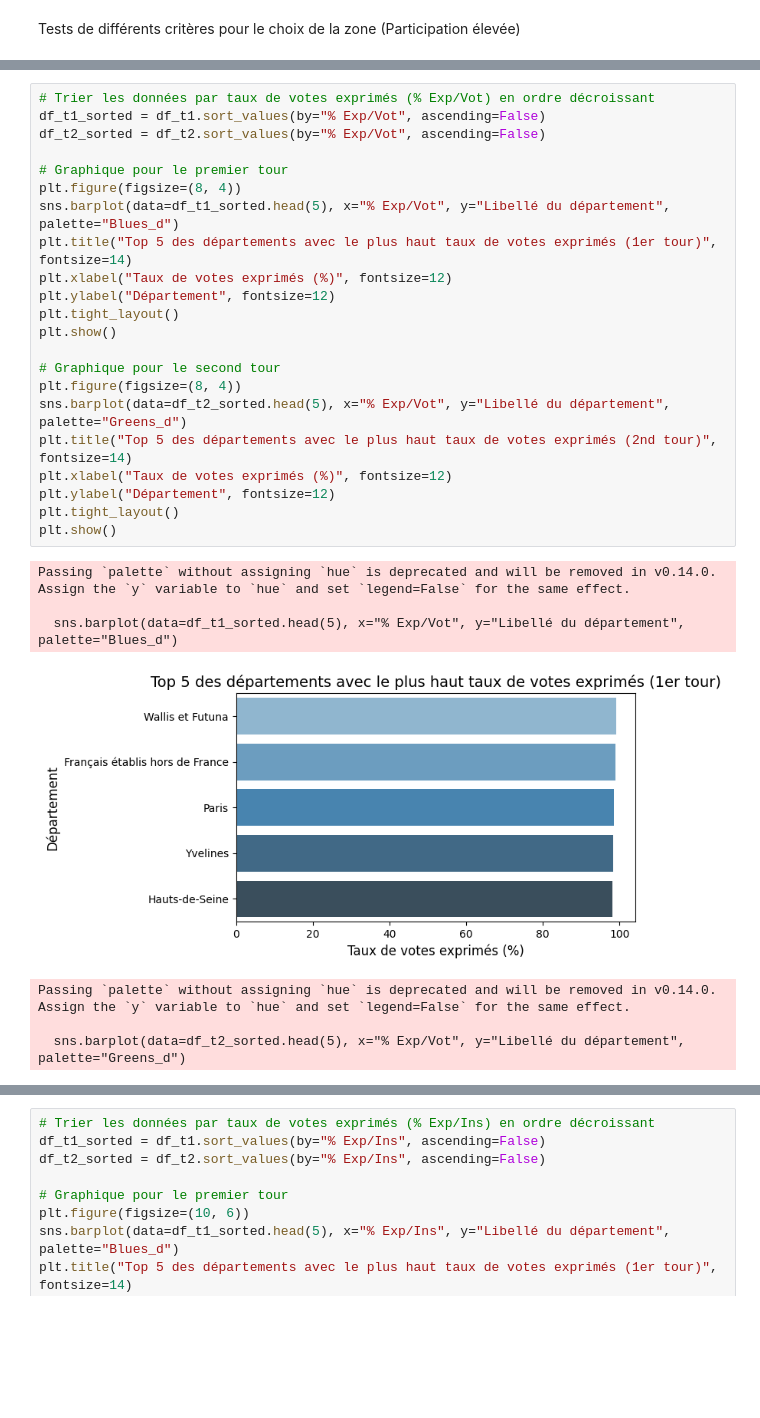
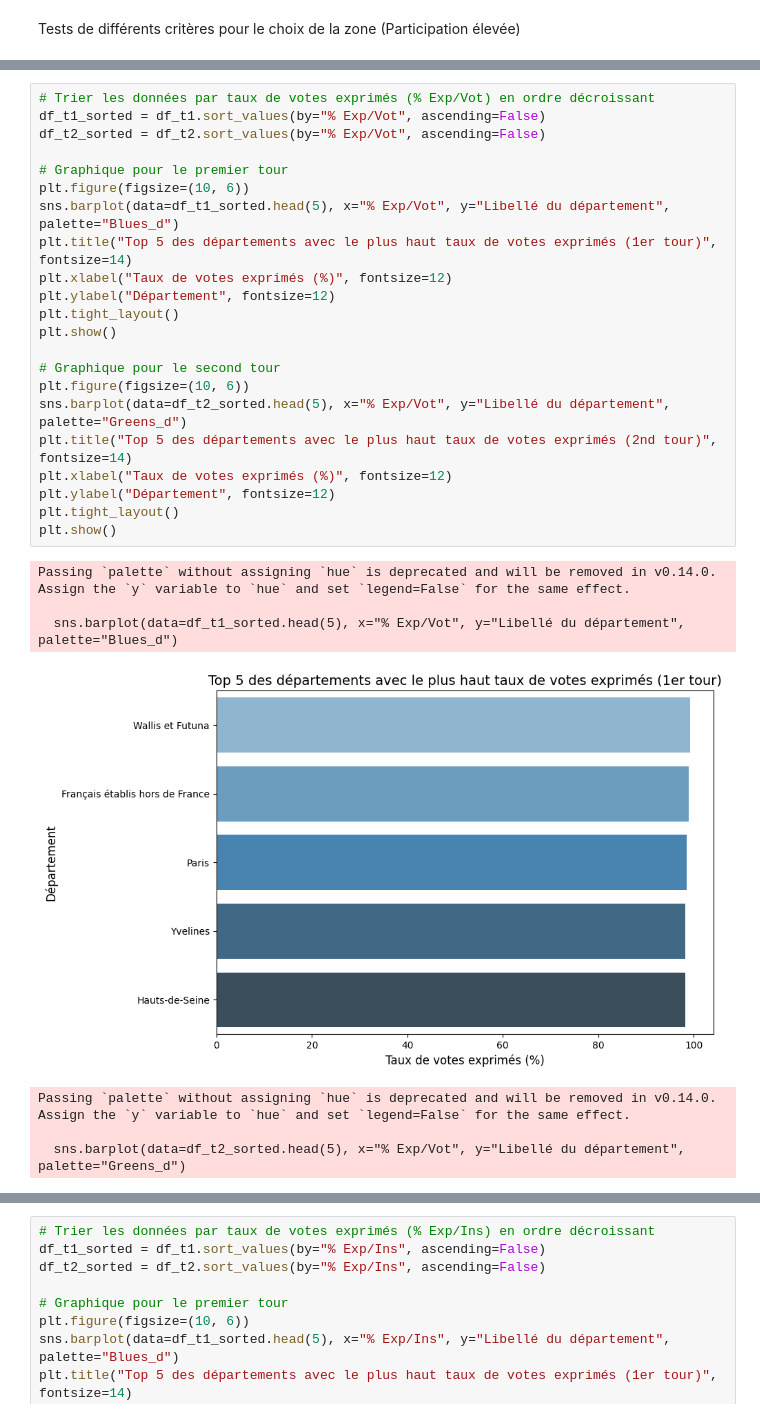
Before and after one commit to Cylia-845/Big_Data_Python, a Jupyter notebook: Choix_de_la_zone_géographie.ipynb, the cells around one changed output, grey strips where cells are left out. Cells and saved outputs as stored; diff of their text form; blank space fills up the shorter version.

```diff
--- a/Choix_de_la_zone_géographie.ipynb
+++ b/Choix_de_la_zone_géographie.ipynb
@@ -280,30 +280,30 @@ Passing `palette` without assigning `hue` is deprecated and will be removed in v
 # %%
 # Trier les données par taux de votes exprimés (% Exp/Vot) en ordre décroissant
 df_t1_sorted = df_t1.sort_values(by="% Exp/Vot", ascending=False)
 df_t2_sorted = df_t2.sort_values(by="% Exp/Vot", ascending=False)
 
 # Graphique pour le premier tour
-plt.figure(figsize=(8, 4))
+plt.figure(figsize=(10, 6))
 sns.barplot(data=df_t1_sorted.head(5), x="% Exp/Vot", y="Libellé du département", palette="Blues_d")
 plt.title("Top 5 des départements avec le plus haut taux de votes exprimés (1er tour)", fontsize=14)
 plt.xlabel("Taux de votes exprimés (%)", fontsize=12)
 plt.ylabel("Département", fontsize=12)
 plt.tight_layout()
 plt.show()
 
 # Graphique pour le second tour
-plt.figure(figsize=(8, 4))
+plt.figure(figsize=(10, 6))
 sns.barplot(data=df_t2_sorted.head(5), x="% Exp/Vot", y="Libellé du département", palette="Greens_d")
 plt.title("Top 5 des départements avec le plus haut taux de votes exprimés (2nd tour)", fontsize=14)
 plt.xlabel("Taux de votes exprimés (%)", fontsize=12)
 plt.ylabel("Département", fontsize=12)
 plt.tight_layout()
 plt.show()
 # %% [output]
 Passing `palette` without assigning `hue` is deprecated and will be removed in v0.14.0. Assign the `y` variable to `hue` and set `legend=False` for the same effect.
 
   sns.barplot(data=df_t1_sorted.head(5), x="% Exp/Vot", y="Libellé du département", palette="Blues_d")
-[figure, old version]
+[figure, new version]
 Passing `palette` without assigning `hue` is deprecated and will be removed in v0.14.0. Assign the `y` variable to `hue` and set `legend=False` for the same effect.
 
   sns.barplot(data=df_t2_sorted.head(5), x="% Exp/Vot", y="Libellé du département", palette="Greens_d")
```
Also changed, not shown: parts of 6 cells of this notebook.
